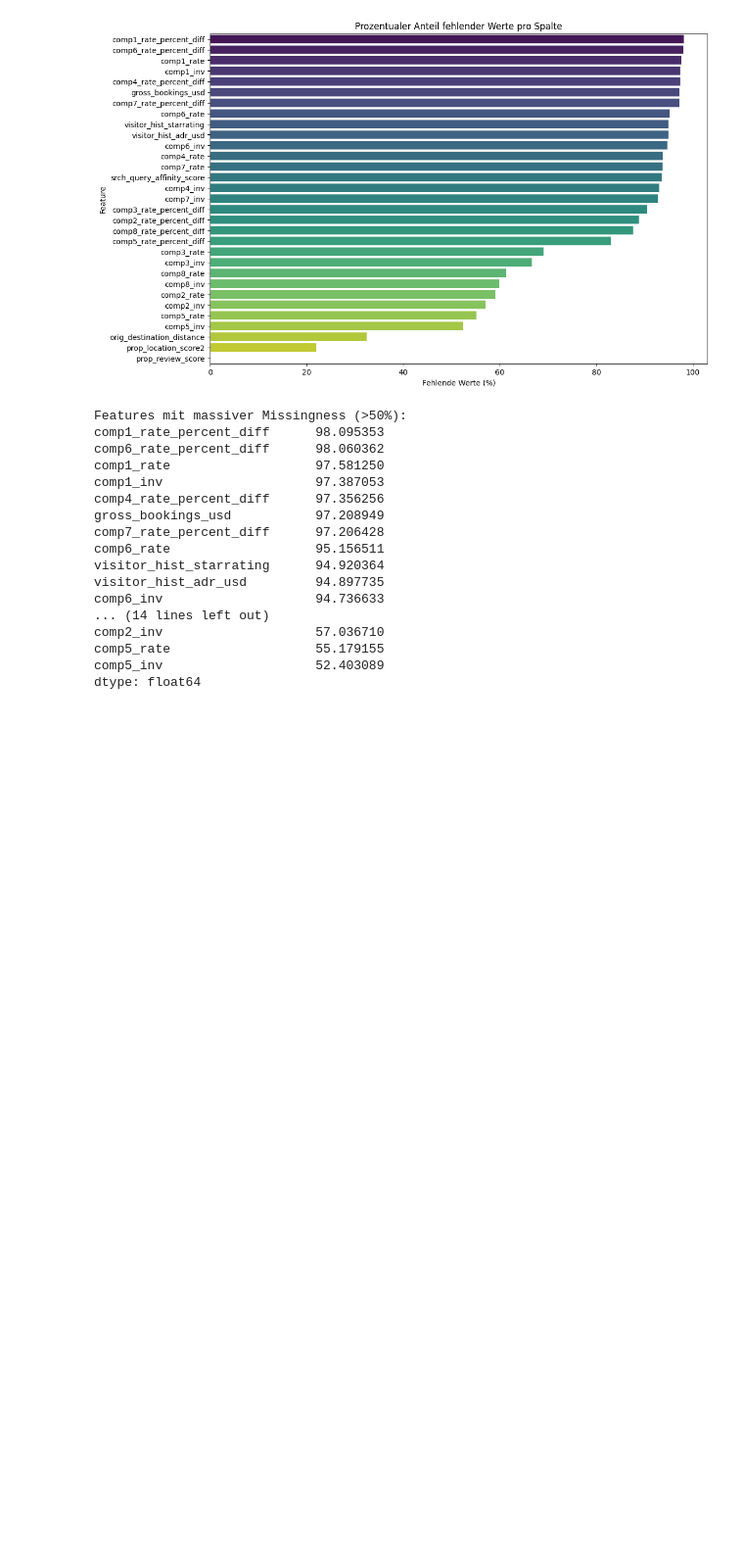
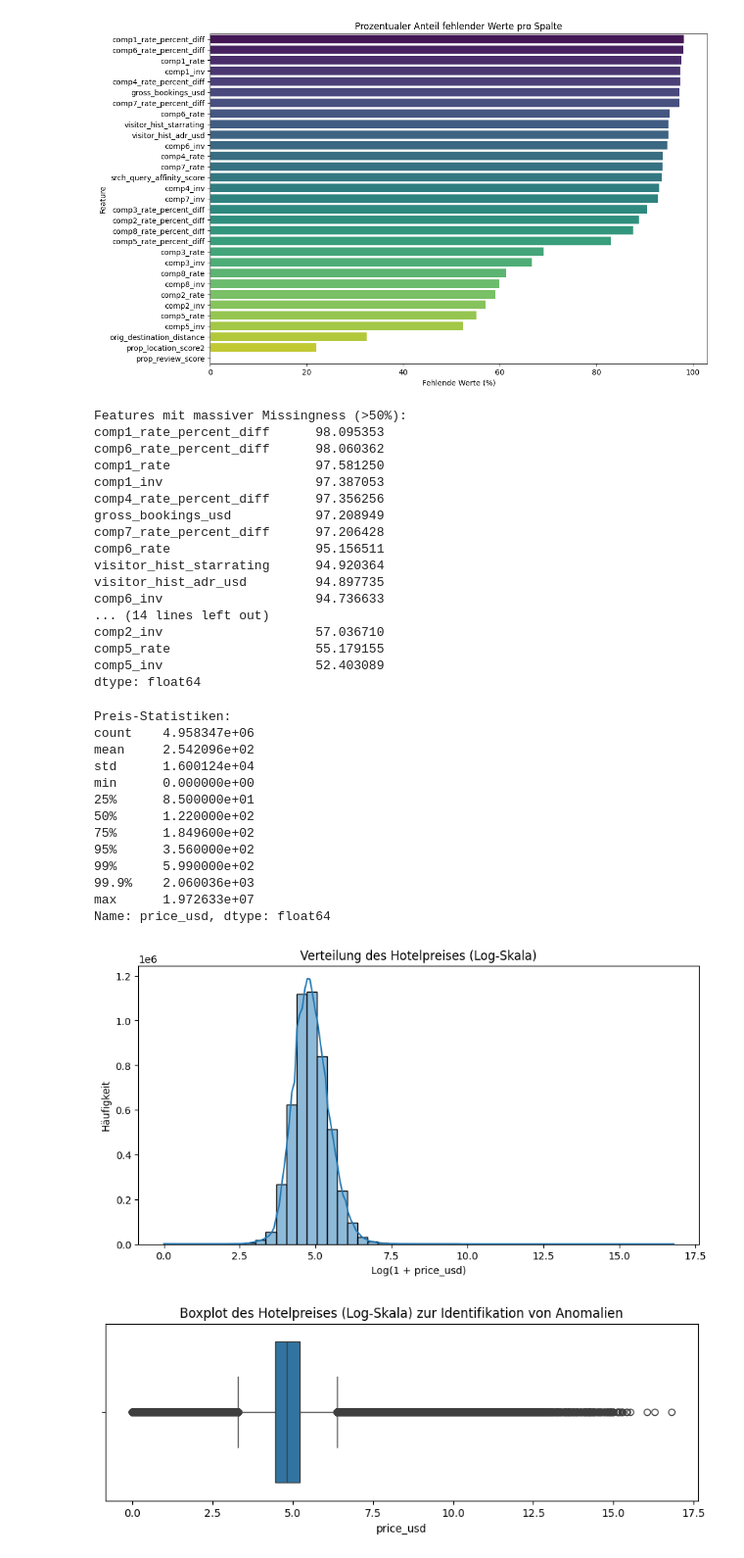
Before and after one commit to JonathanSierks/expedia-hotel-ranking, a Jupyter notebook: src/eda.ipynb, the cells around one changed output. Shown at 98% size. Drawn from its saved outputs; the diff is of its cells as text; code cells hidden in the pictures; blank space fills up the shorter version.

```diff
--- a/src/eda.ipynb
+++ b/src/eda.ipynb
@@ -8,7 +9,7 @@ import numpy as np
 # %%
-data_train = pd.read_csv("/local/data/ipv577/expedia-hotel-ranking/data/training_set_VU_DM.csv")
-
-data_train.head(5)
+df = pd.read_csv("/local/data/ipv577/expedia-hotel-ranking/data/training_set_VU_DM.csv")
+df.date_time = pd.to_datetime(df.date_time)
+df.head(5)
 # %% [output]
 |  | srch_id | date_time | site_id | visitor_location_country_id | visitor_hist_starrating | visitor_hist_adr_usd | ... |
 | 0 | 1 | 2013-04-04 08:32:15 | 12 | 187 | NaN | NaN | ... |
@@ -17,8 +18,6 @@ data_train.head(5)
 | 3 | 1 | 2013-04-04 08:32:15 | 12 | 187 | NaN | NaN | ... |
 | 4 | 1 | 2013-04-04 08:32:15 | 12 | 187 | NaN | NaN | ... |
 5 rows × 54 columns
-# %%
-df = data_train.copy()
 # %%
 !which python
 # %% [output]
@@ -347,3 +282,37 @@ comp2_inv                    57.036710
 comp5_rate                   55.179155
 comp5_inv                    52.403089
 dtype: float64
+# %%
+# Extremwerte prüfen
+print("Preis-Statistiken:")
+print(df['price_usd'].describe(percentiles=[0.25, 0.5, 0.75, 0.95, 0.99, 0.999]))
+
+plt.figure(figsize=(10, 5))
+# Log1p wird verwendet, um mit möglichen Null-Preisen umzugehen (log(1+x))
+sns.histplot(np.log1p(df['price_usd']), bins=50, kde=True)
+plt.title('Verteilung des Hotelpreises (Log-Skala)')
+plt.xlabel('Log(1 + price_usd)')
+plt.ylabel('Häufigkeit')
+plt.show()
+
+# Boxplot zur Visualisierung von Ausreißern
+plt.figure(figsize=(10, 3))
+sns.boxplot(x=np.log1p(df['price_usd']))
+plt.title('Boxplot des Hotelpreises (Log-Skala) zur Identifikation von Anomalien')
+plt.show()
+# %% [output]
+Preis-Statistiken:
+count    4.958347e+06
+mean     2.542096e+02
+std      1.600124e+04
+min      0.000000e+00
+25%      8.500000e+01
+50%      1.220000e+02
+75%      1.849600e+02
+95%      3.560000e+02
+99%      5.990000e+02
+99.9%    2.060036e+03
+max      1.972633e+07
+Name: price_usd, dtype: float64
+[figure, added]
+[figure, added]
```
Also changed, not shown: parts of 28 cells of this notebook, 1 other file.
